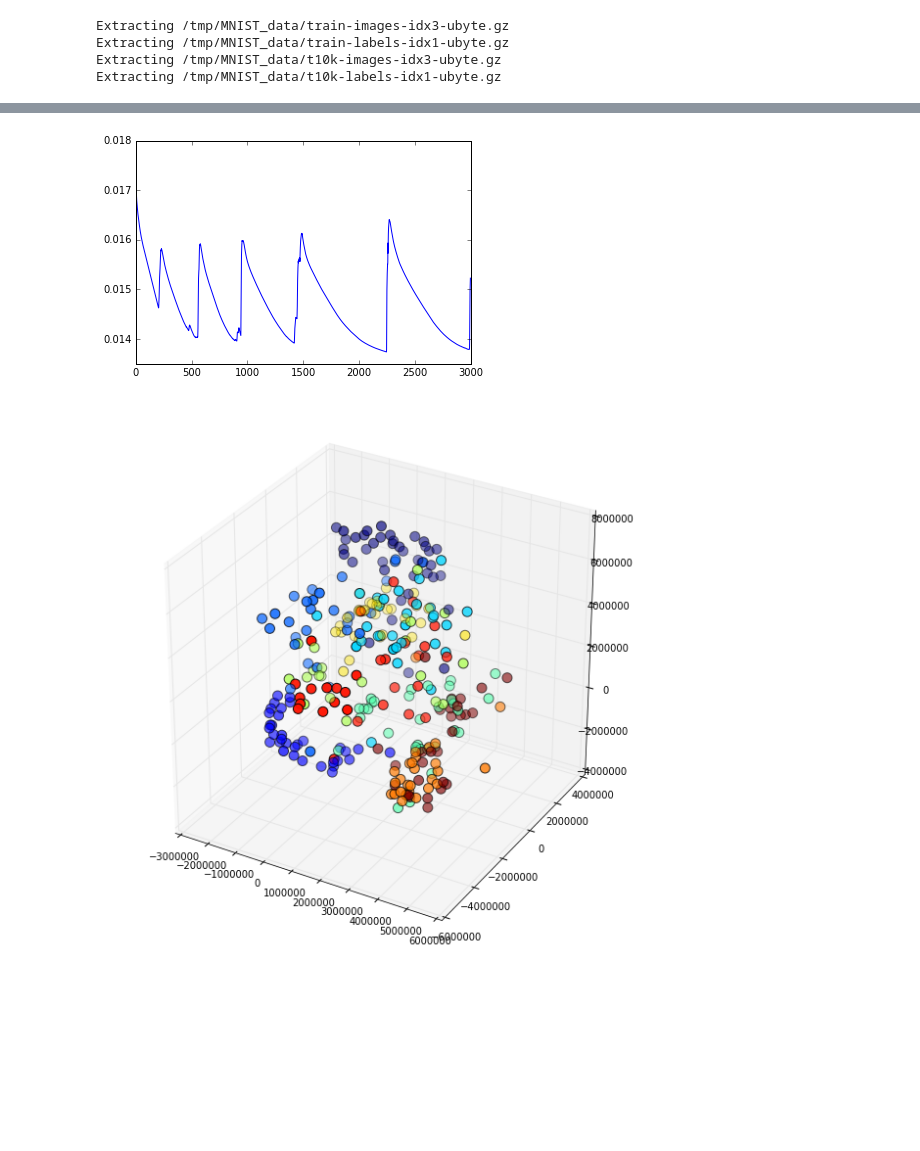
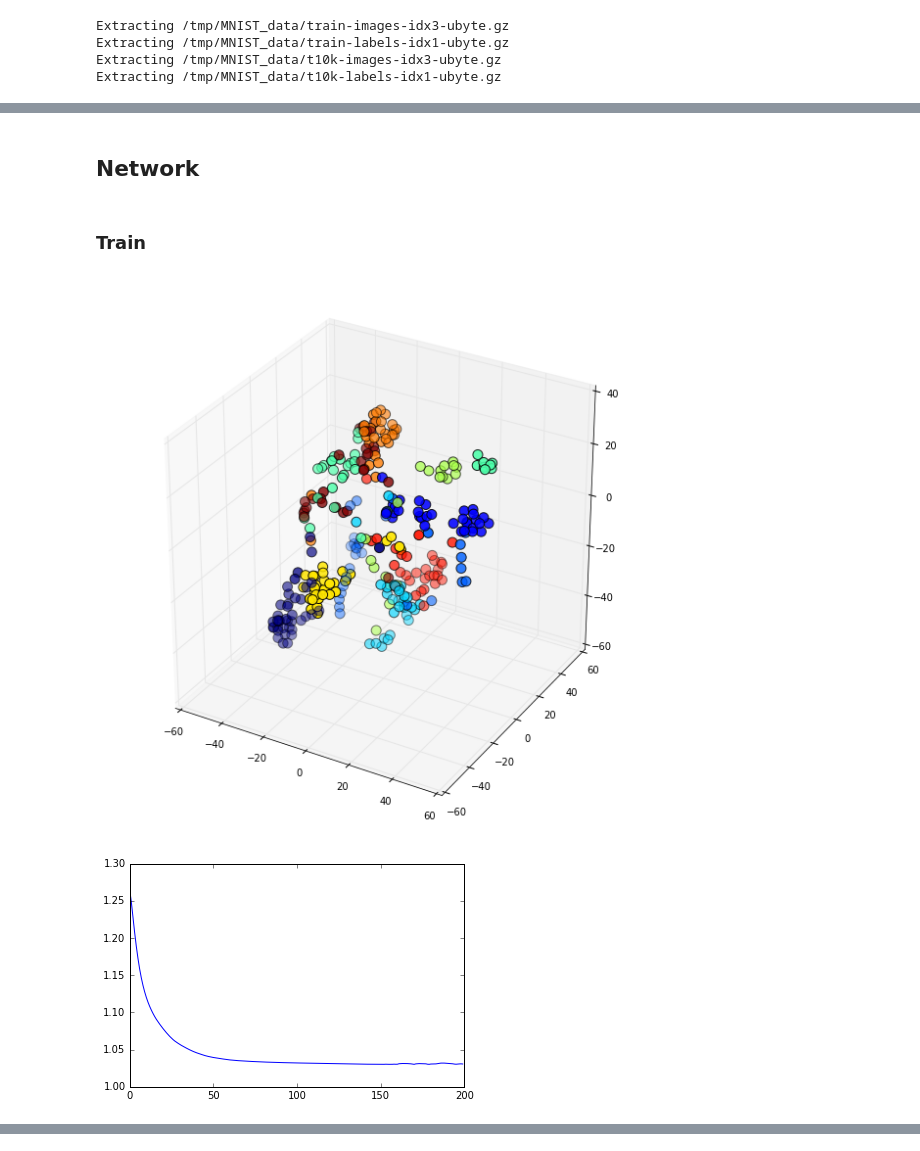
Before and after one commit to RomanKoshelev/deepcoins, a Jupyter notebook: tsne_tensorflow.ipynb, the cells around one changed output, grey strips where cells are left out. Cells and saved outputs as stored; diff of their text form; code cells hidden in the pictures; blank space fills up the shorter version.

```diff
--- a/tsne_tensorflow.ipynb
+++ b/tsne_tensorflow.ipynb
@@ -217,10 +187,52 @@ sess.run(lr_decay)
+# %% [markdown]
+## Network
+# %%
+def Perceptron(inputs, out_dim):
+
+    l = inputs
+    l = tf.layers.dense(l, units=500, activation=tf.nn.relu)
+    l = tf.layers.dense(l, units=1000, activation=tf.nn.relu)
+    l = tf.layers.dense(l, units=2000, activation=tf.nn.relu)
+    l = tf.layers.dense(l, units=out_dim)
+
+    outputs = l
+
+    return outputs
+# %%
+x = tf.placeholder(dtype = tf.float32, shape = [ndata, image_size], name = 'image')
+
+with tf.device("/gpu:0"):
+    embeds = Perceptron(inputs=x, out_dim=3)
+cost = t_sne(embeds)*10000
+run_train = tf.train.AdamOptimizer(3e-4).minimize(cost)
+# %% [markdown]
+### Train
 # %%
 %%time
+train_steps = 200
+log_every = 10
+
 cost_tract = []
-for step in range(train_steps):
-    _, c = sess.run([run_train, cost], feed_dict={x : train['image']})
-    cost_tract.append(c)
-    if step%log_every == log_every - 1:
-        clear_output(True)
-        print("{} step cost : {}".format(step+1, c))
+sess= tf.Session()
+sess.run(tf.global_variables_initializer())
+
+try:
+    for step in range(train_steps):
+        _, c = sess.run([run_train, cost], feed_dict={x : train['image']})
+        cost_tract.append(c)
+        if step%log_every == log_every - 1:
+            progress = "Step: %d/%d, Cost: %.2e" % (step+1, train_steps, c)
+            PlotEmbedding3d(mnist.train, title=progress, npoint=500)
+            clear_output(True)
+            plt.show()
+except KeyboardInterrupt:
+    pass
+clear_output(True)
+PlotEmbedding3d(mnist.train, npoint=500);
+plt.show()
+plt.plot(cost_tract)
+plt.show()
+print(progress)
 # %% [output]
+[figure, added]
+[figure, added]
@@ -230,19 +241,0 @@ Wall time: 1min 44s
-# %%
-plt.plot(cost_tract)
-plt.show()
-# %% [output]
-[figure, removed]
-# %%
-shift = 0
-npoint = 300
-dataset = mnist.train
-
-mapped = sess.run(layer4['output'], feed_dict = {x : dataset.images[shift:shift+ndata]})
-mapped = mapped[:npoint]
-fig = plt.figure(figsize=(10,10))
-ax = fig.gca(projection='3d')
-colors = [np.argmax(dataset.labels[shift+i]) for i in range(len(mapped))]
-ax.scatter(*zip(*mapped), c=colors, s=100)
-plt.show()
-# %% [output]
-[figure, removed]
```
Also changed, not shown: parts of 29 cells of this notebook, 1 other file.
